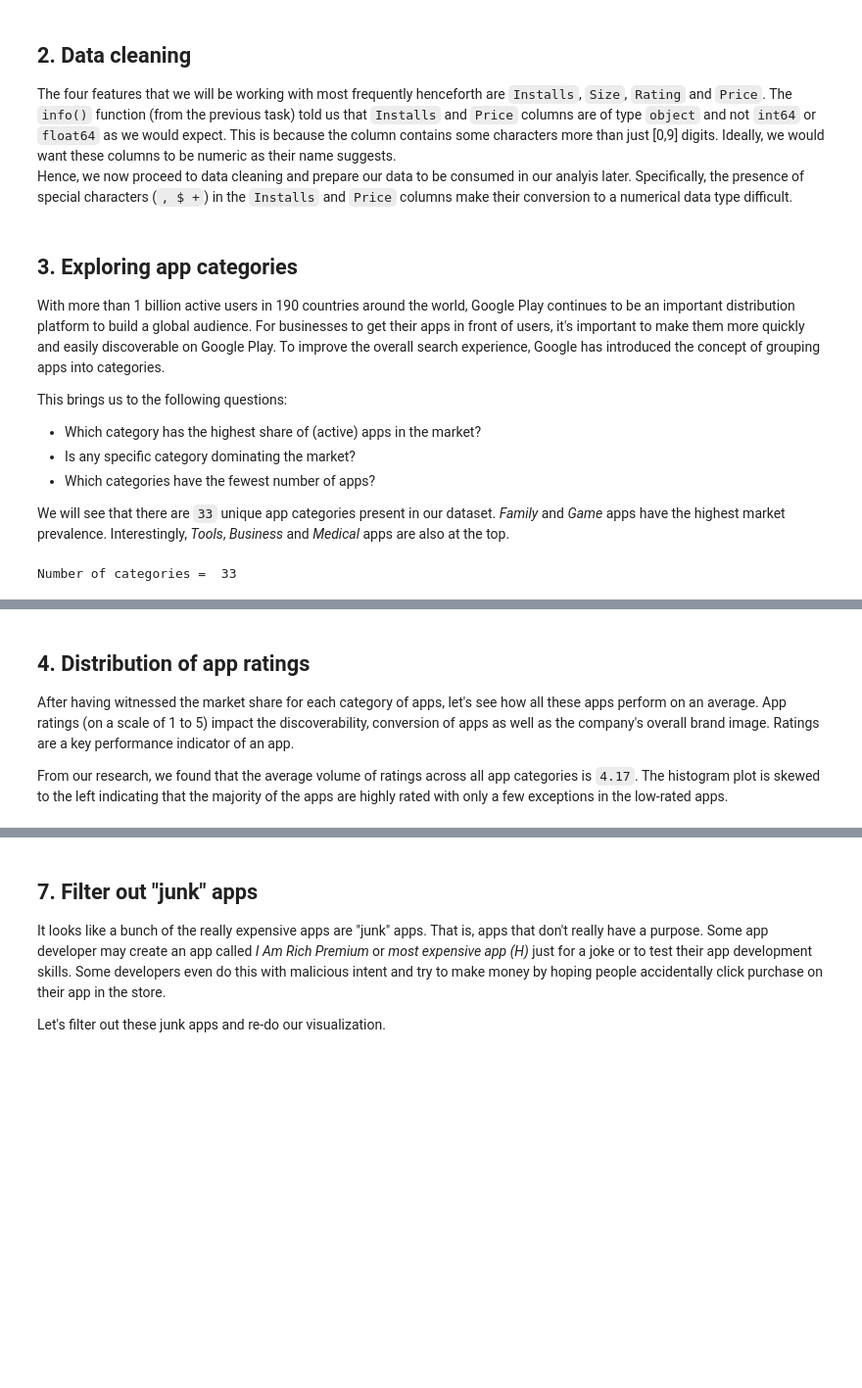
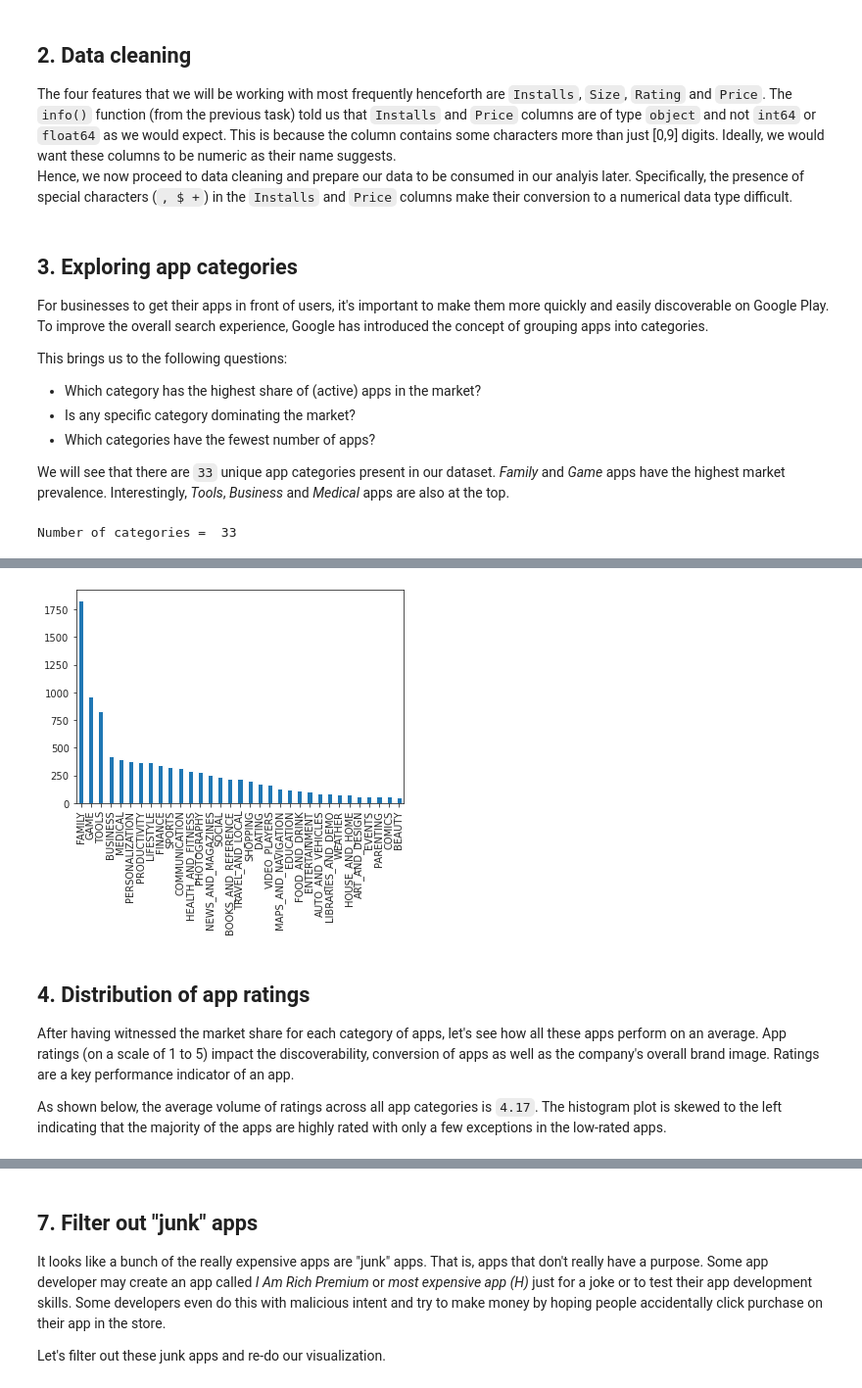
Before and after one commit to ismaelochoa/App-Market-on-Google-Play, a Jupyter notebook: notebook.ipynb, the cells around one changed output, grey strips where cells are left out. Shown at 98% size. Saved outputs shown, nothing was run; the diff lists cells and outputs as text; code cells hidden in the pictures; blank space fills up the shorter version.

```diff
--- a/notebook.ipynb
+++ b/notebook.ipynb
@@ -68,7 +68,7 @@ for col in cols_to_clean:
     apps[col] = pd.to_numeric(apps[col])
 # %% [markdown]
 ## 3. Exploring app categories
-<p>With more than 1 billion active users in 190 countries around the world, Google Play continues to be an important distribution platform to build a global audience. For businesses to get their apps in front of users, it's important to make them more quickly and easily discoverable on Google Play. To improve the overall search experience, Google has introduced the concept of grouping apps into categories.</p>
+<p>For businesses to get their apps in front of users, it's important to make them more quickly and easily discoverable on Google Play. To improve the overall search experience, Google has introduced the concept of grouping apps into categories.</p>
 <p>This brings us to the following questions:</p>
 <ul>
 <li>Which category has the highest share of (active) apps in the market? </li>
@@ -77,22 +77,16 @@ for col in cols_to_clean:
 </ul>
 <p>We will see that there are <code>33</code> unique app categories present in our dataset. <em>Family</em> and <em>Game</em> apps have the highest market prevalence. Interestingly, <em>Tools</em>, <em>Business</em> and <em>Medical</em> apps are also at the top.</p>
 # %%
-import plotly
-plotly.offline.init_notebook_mode(connected=True)
-import plotly.graph_objs as go
+import matplotlib.pyplot as plt
 
-# Print the total number of unique categories
+# Printing the total number of unique categories
 num_categories = len(apps['Category'].unique())
 print('Number of categories = ', num_categories)
 
-# Count the number of apps in each 'Category' and sort them in descending order
+# Counting the number of apps in each 'Category' and sort them in descending order
 num_apps_in_category = apps['Category'].value_counts().sort_values(ascending = False)
 
-data = [go.Bar(
-        x = num_apps_in_category.index, # index = category name
-        y = num_apps_in_category.values, # value = count
-)]
-
-plotly.offline.iplot(data)
+num_apps_in_category.plot(kind='bar')
+plt.show()
 # %% [output]
 Number of categories =  33
@@ -100,5 +93,6 @@ Number of categories =  33
+[figure, added]
 # %% [markdown]
 ## 4. Distribution of app ratings
 <p>After having witnessed the market share for each category of apps, let's see how all these apps perform on an average. App ratings (on a scale of 1 to 5) impact the discoverability, conversion of apps as well as the company's overall brand image. Ratings are a key performance indicator of an app.</p>
-<p>From our research, we found that the average volume of ratings across all app categories is <code>4.17</code>. The histogram plot is skewed to the left indicating that the majority of the apps are highly rated with only a few exceptions in the low-rated apps.</p>
+<p>As shown below, the average volume of ratings across all app categories is <code>4.17</code>. The histogram plot is skewed to the left indicating that the majority of the apps are highly rated with only a few exceptions in the low-rated apps.</p>
 # %%
```
Also changed, not shown: parts of 13 cells of this notebook.
